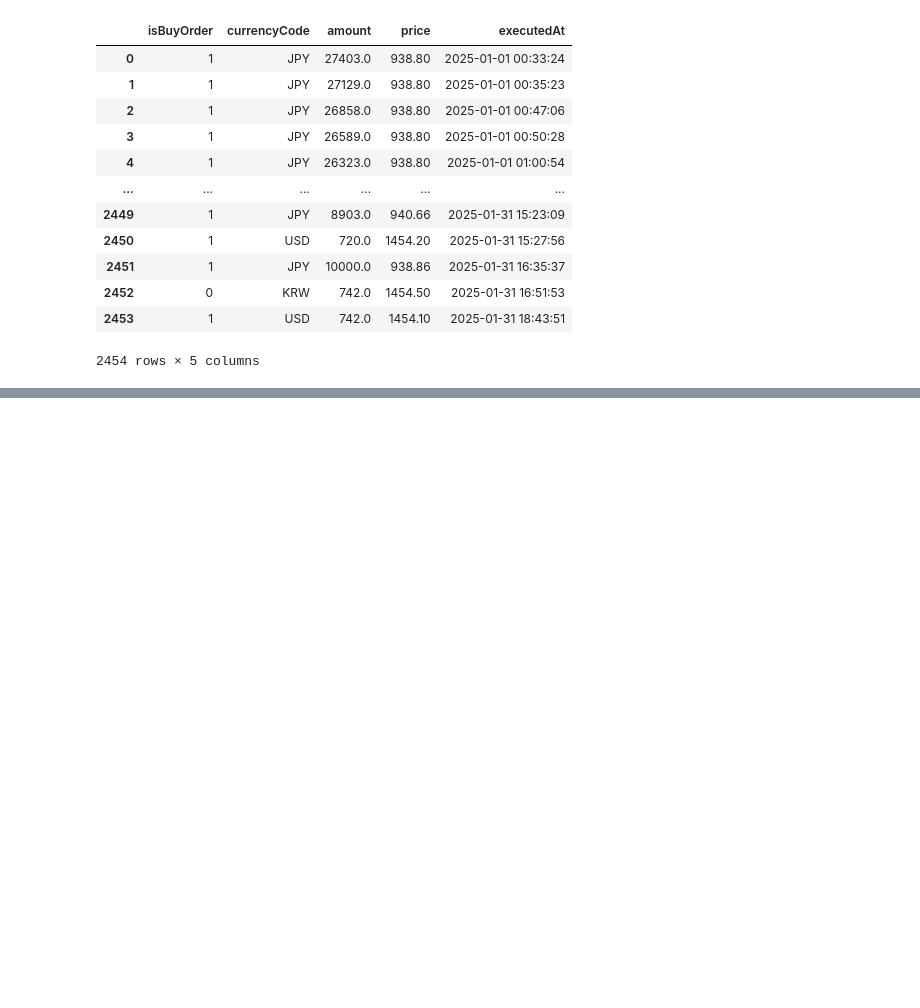
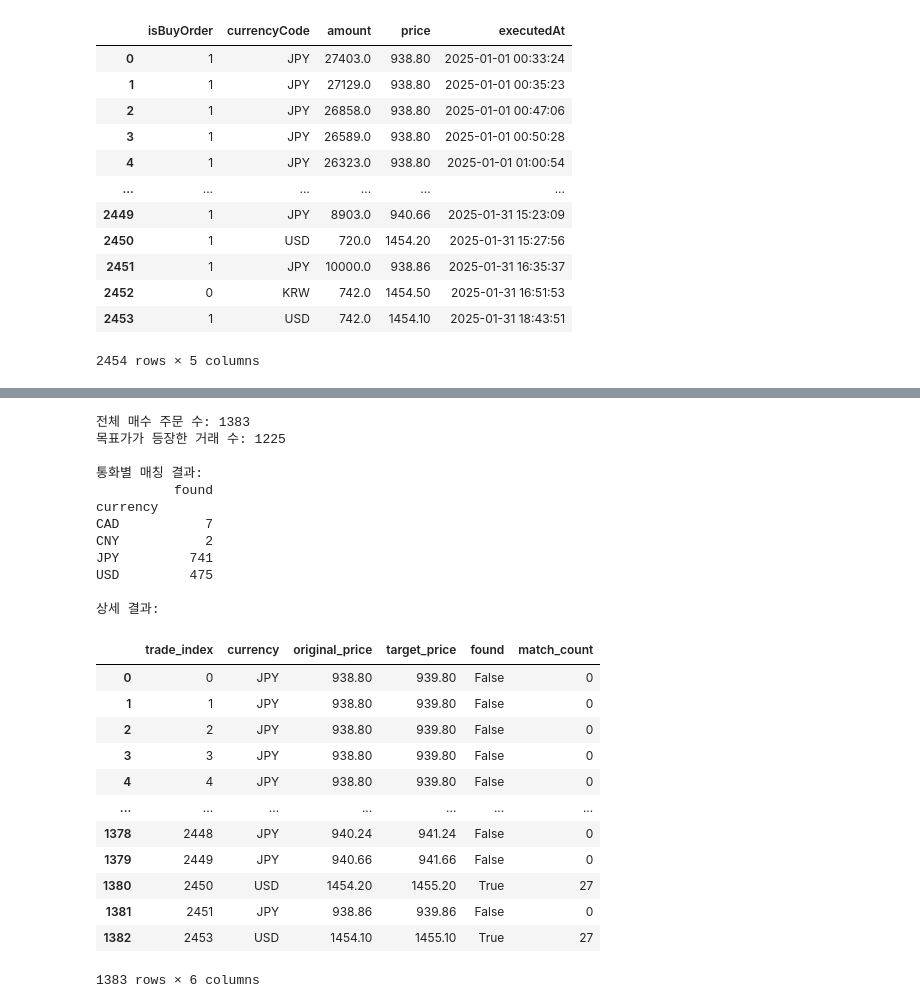
Before and after one commit to PlutoJoshua/profit_analysis, a Jupyter notebook: test.ipynb, the cells around one changed output, grey strips where cells are left out. Cells and saved outputs as stored; diff of their text form; code cells hidden in the pictures; blank space fills up the shorter version.

```diff
--- a/test.ipynb
+++ b/test.ipynb
@@ -572,0 +578,16 @@ trade
+# %%
+# 매수 주문 필터링
+buy = trade[trade['isBuyOrder'] == 1]
+
+# 매수 주문에 대해 등장 여부 확인
+matches = 0
+
+for _, order in buy.iterrows():
+    # 동일한 통화 / price +1
+    match_count = filtered_df[
+        (filtered_df['currencyCode'] == order['currencyCode']) &
+        (filtered_df['basePrice'] == order['price'] + 1)
+    ].shape[0]
+    matches +=match_count
+
+print(f'매수 주문 등장 횟수 : {matches}')
@@ -572,0 +617,61 @@ trade
+# %%
+# 결과를 저장할 리스트 초기화
+results = []
+
+# trade의 각 행을 순회
+for idx, trade_row in trade.iterrows():
+    # 매수 주문인 경우
+    if trade_row['isBuyOrder'] == 1:
+        # price + 1 값이 filtered_df에 존재하는지 확인
+        matches = filtered_df[
+            (filtered_df['currencyCode'] == trade_row['currencyCode']) &
+            (filtered_df['basePrice'] == trade_row['price'] + 1)
+        ].shape[0]
+
+        results.append({
+            'trade_index': idx,
+            'currency': trade_row['currencyCode'],
+            'original_price': trade_row['price'],
+            'target_price': trade_row['price'] + 1,
+            'found': matches > 0,
+            'match_count': matches
+        })
+
+# 결과를 데이터프레임으로 변환
+results_df = pd.DataFrame(results)
+
+# 결과 요약
+print("전체 매수 주문 수:", len(results))
+print("목표가가 등장한 거래 수:", results_df['found'].sum())
+print("\n통화별 매칭 결과:")
+print(results_df.groupby('currency')[['found']].sum())
+
+# 전체 결과 확인
+print("\n상세 결과:")
+results_df
+# %% [output]
+전체 매수 주문 수: 1383
+목표가가 등장한 거래 수: 1225
+
+통화별 매칭 결과:
+          found
+currency
+CAD           7
+CNY           2
+JPY         741
+USD         475
+
+상세 결과:
+|  | trade_index | currency | original_price | target_price | found | match_count |
+| 0 | 0 | JPY | 938.80 | 939.80 | False | 0 |
+| 1 | 1 | JPY | 938.80 | 939.80 | False | 0 |
+| 2 | 2 | JPY | 938.80 | 939.80 | False | 0 |
+| 3 | 3 | JPY | 938.80 | 939.80 | False | 0 |
+| 4 | 4 | JPY | 938.80 | 939.80 | False | 0 |
+| ... | ... | ... | ... | ... | ... | ... |
+| 1378 | 2448 | JPY | 940.24 | 941.24 | False | 0 |
+| 1379 | 2449 | JPY | 940.66 | 941.66 | False | 0 |
+| 1380 | 2450 | USD | 1454.20 | 1455.20 | True | 27 |
+| 1381 | 2451 | JPY | 938.86 | 939.86 | False | 0 |
+| 1382 | 2453 | USD | 1454.10 | 1455.10 | True | 27 |
+1383 rows × 6 columns
```
Also changed, not shown: parts of 5 cells of this notebook.
